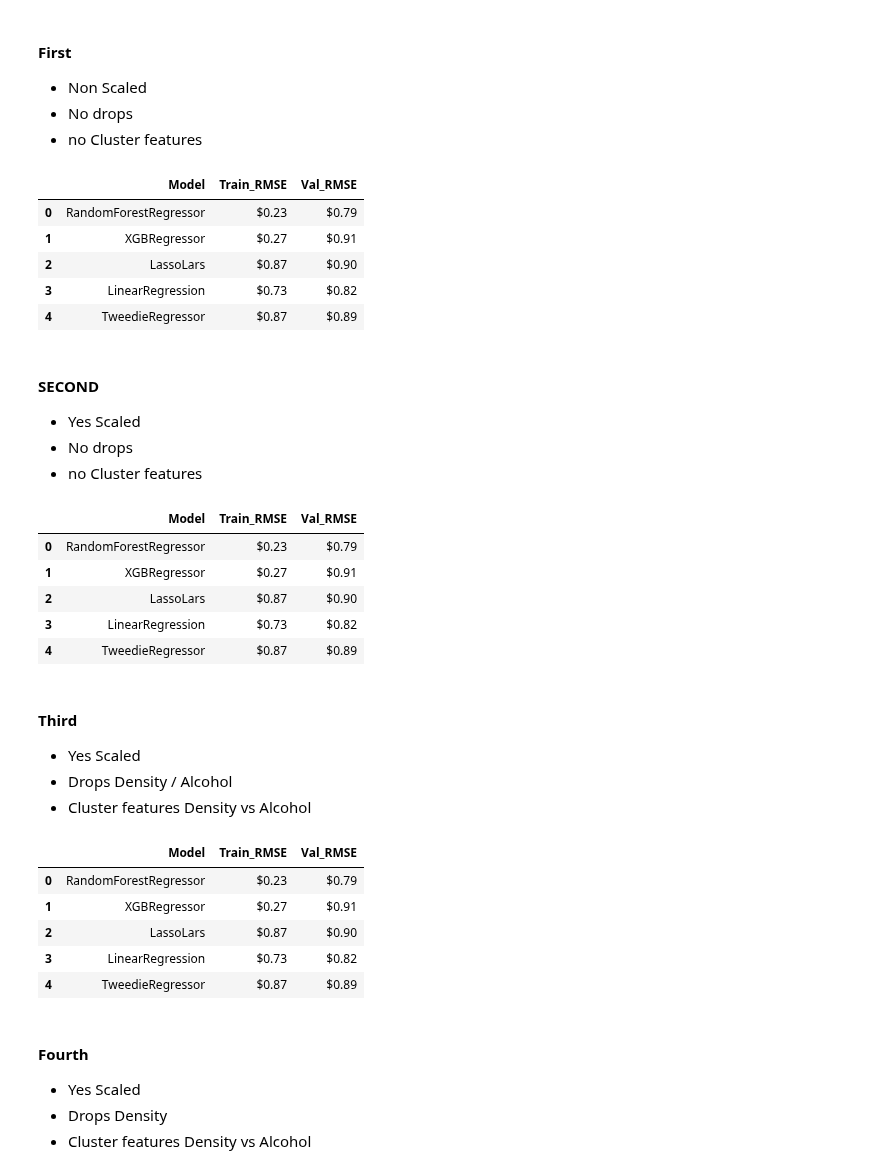
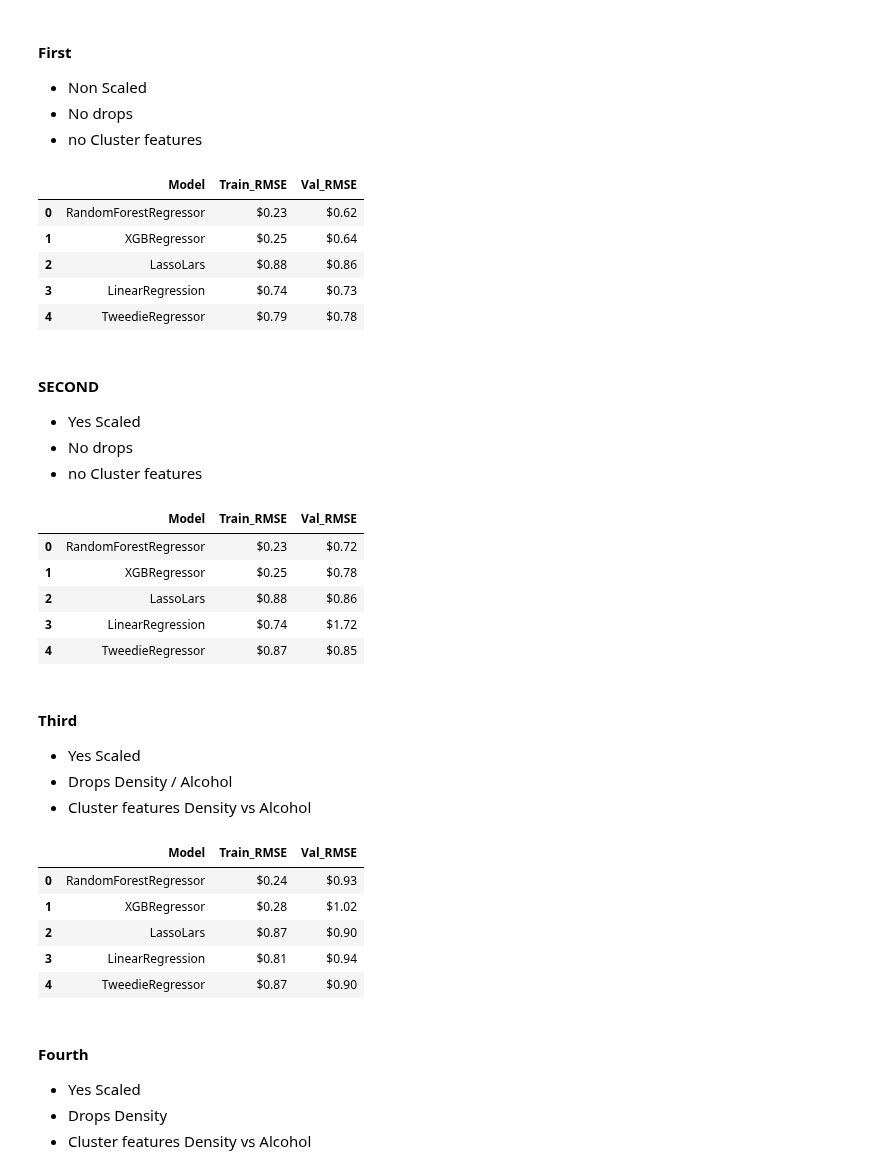
Before and after one commit to Clustering-Project/wine_quality_project, a Jupyter notebook: John/model.ipynb, the cells around one changed output. Drawn from its saved outputs; the diff is of its cells as text; code cells hidden in the pictures.

```diff
--- a/John/model.ipynb
+++ b/John/model.ipynb
@@ -643,25 +663,25 @@ The validate RMSE is $0.94.
 # %%
 from xgboost import XGBRegressor
 # %%
-xgbr, model_results = train_model(XGBRegressor, X_train, y_train, X_val, y_val, model_results)
+xgbr, model_results_3 = train_model(XGBRegressor, X_train, y_train, X_val, y_val, model_results_3)
 # %% [output]
 The train RMSE is $0.28.
 The validate RMSE is $1.02.
 # %%
 from sklearn.linear_model import LinearRegression, LassoLars, TweedieRegressor
 # %%
-lasso, model_results = train_model(LassoLars, X_train, y_train, X_val, y_val, model_results)
+lasso, model_results_3 = train_model(LassoLars, X_train, y_train, X_val, y_val, model_results_3)
 # %% [output]
 The train RMSE is $0.87.
 The validate RMSE is $0.90.
 # %%
-linearr, model_results = train_model(LinearRegression, X_train, y_train, X_val, y_val, model_results)
+linearr, model_results_3 = train_model(LinearRegression, X_train, y_train, X_val, y_val, model_results_3)
 # %% [output]
 The train RMSE is $0.81.
 The validate RMSE is $0.94.
 # %%
 # Tweedie seems to get worse with scaled data
-tweedie, model_results = train_model(TweedieRegressor, X_train, y_train, X_val, y_val, model_results)
+tweedie, model_results_3 = train_model(TweedieRegressor, X_train, y_train, X_val, y_val, model_results_3)
 # %% [output]
 The train RMSE is $0.87.
 The validate RMSE is $0.90.
@@ -1001,48 +1021,48 @@ model_results
 - No drops
 - no Cluster features
 # %%
-model_results
+model_results_1
 #This is the best Tweeedie performed
 # %% [output]
 |  | Model | Train_RMSE | Val_RMSE |
-| 0 | RandomForestRegressor | $0.23 | $0.79 |
-| 1 | XGBRegressor | $0.27 | $0.91 |
-| 2 | LassoLars | $0.87 | $0.90 |
-| 3 | LinearRegression | $0.73 | $0.82 |
-| 4 | TweedieRegressor | $0.87 | $0.89 |
+| 0 | RandomForestRegressor | $0.23 | $0.62 |
+| 1 | XGBRegressor | $0.25 | $0.64 |
+| 2 | LassoLars | $0.88 | $0.86 |
+| 3 | LinearRegression | $0.74 | $0.73 |
+| 4 | TweedieRegressor | $0.79 | $0.78 |
 # %% [markdown]
 #### SECOND
 - Yes Scaled
 - No drops
 - no Cluster features
 # %%
-model_results
+model_results_2
 #The only improved model was LassoLars
 #All Others degraded
 # %% [output]
 |  | Model | Train_RMSE | Val_RMSE |
-| 0 | RandomForestRegressor | $0.23 | $0.79 |
-| 1 | XGBRegressor | $0.27 | $0.91 |
-| 2 | LassoLars | $0.87 | $0.90 |
-| 3 | LinearRegression | $0.73 | $0.82 |
-| 4 | TweedieRegressor | $0.87 | $0.89 |
+| 0 | RandomForestRegressor | $0.23 | $0.72 |
+| 1 | XGBRegressor | $0.25 | $0.78 |
+| 2 | LassoLars | $0.88 | $0.86 |
+| 3 | LinearRegression | $0.74 | $1.72 |
+| 4 | TweedieRegressor | $0.87 | $0.85 |
 # %% [markdown]
 #### Third
 - Yes Scaled
 - Drops Density / Alcohol
 - Cluster features Density vs Alcohol
 # %%
-model_results
+model_results_3
 #The only improved model was LassoLars
 #All Others degraded
 #The degration was less than scaling alone
 # %% [output]
 |  | Model | Train_RMSE | Val_RMSE |
-| 0 | RandomForestRegressor | $0.23 | $0.79 |
-| 1 | XGBRegressor | $0.27 | $0.91 |
+| 0 | RandomForestRegressor | $0.24 | $0.93 |
+| 1 | XGBRegressor | $0.28 | $1.02 |
 | 2 | LassoLars | $0.87 | $0.90 |
-| 3 | LinearRegression | $0.73 | $0.82 |
-| 4 | TweedieRegressor | $0.87 | $0.89 |
+| 3 | LinearRegression | $0.81 | $0.94 |
+| 4 | TweedieRegressor | $0.87 | $0.90 |
 # %% [markdown]
 #### Fourth
 - Yes Scaled
```
Also changed, not shown: parts of 47 cells of this notebook, 2 other files.
